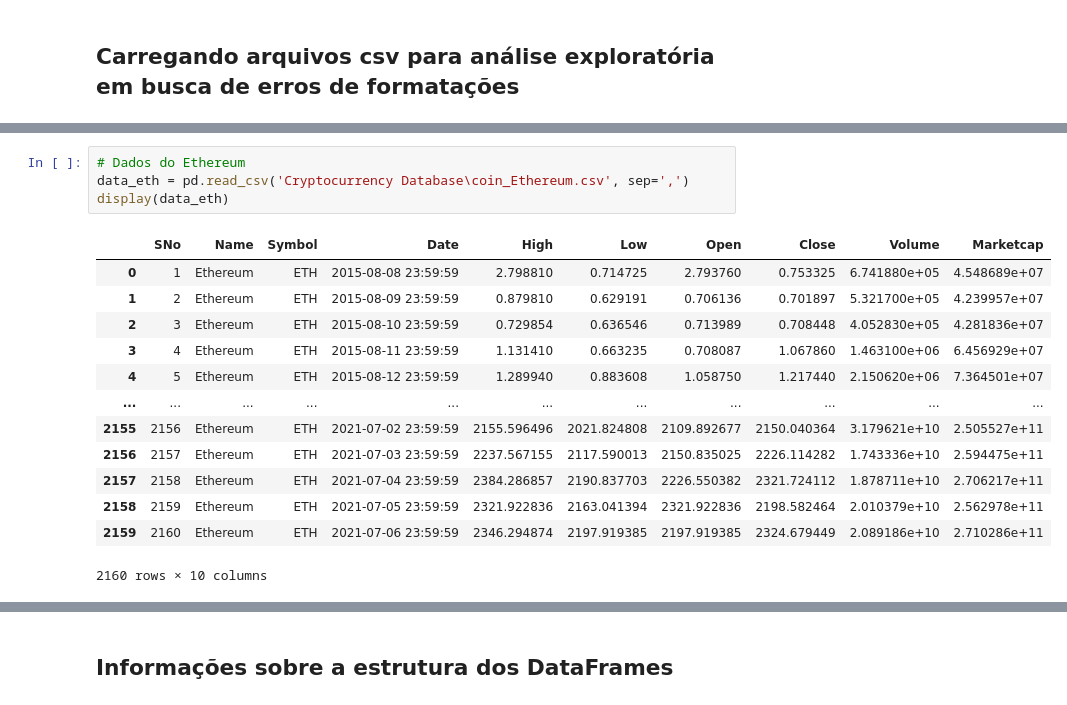
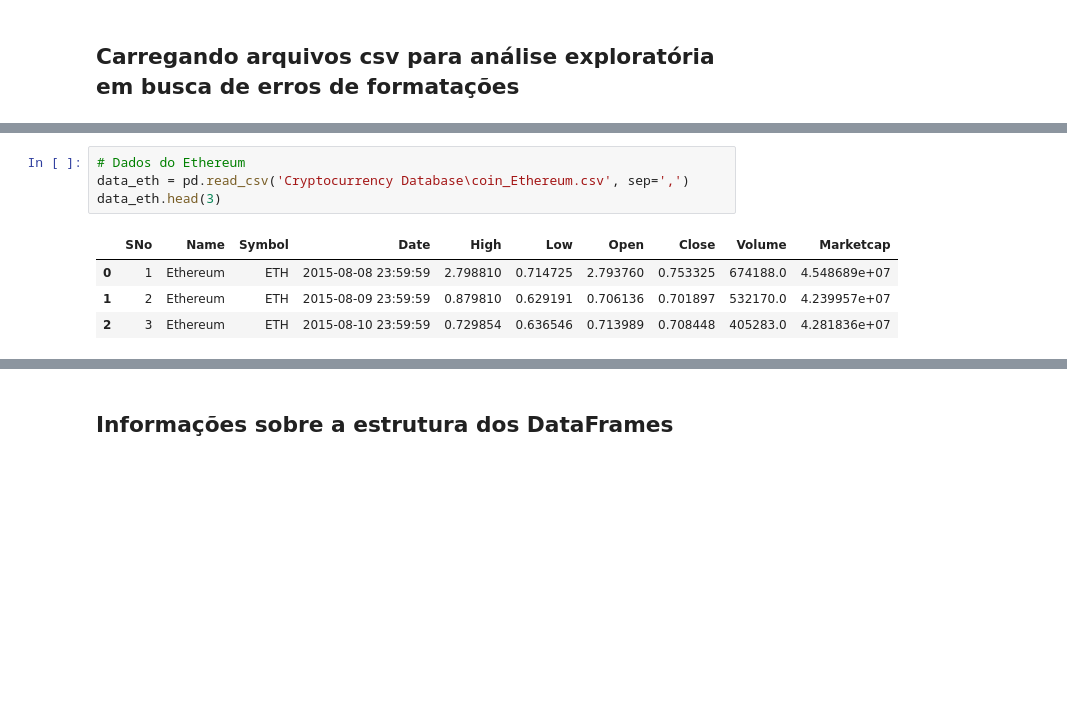
Before and after one commit to Rodrigomarques02/squad3-modulo-5, a Jupyter notebook: Tratamento de dados.ipynb, the cells around one changed output, grey strips where cells are left out. Drawn from its saved outputs; the diff is of its cells as text; blank space fills up the shorter version.

```diff
--- a/Tratamento de dados.ipynb
+++ b/Tratamento de dados.ipynb
@@ -26,21 +17,12 @@ display(data_btc)
 # %%
 # Dados do Ethereum
 data_eth = pd.read_csv('Cryptocurrency Database\coin_Ethereum.csv', sep=',')
-display(data_eth)
+data_eth.head(3)
 # %% [output]
 |  | SNo | Name | Symbol | Date | High | Low | Open | Close | Volume | Marketcap |
-| 0 | 1 | Ethereum | ETH | 2015-08-08 23:59:59 | 2.798810 | 0.714725 | 2.793760 | 0.753325 | 6.741880e+05 | 4.548689e+07 |
-| 1 | 2 | Ethereum | ETH | 2015-08-09 23:59:59 | 0.879810 | 0.629191 | 0.706136 | 0.701897 | 5.321700e+05 | 4.239957e+07 |
-| 2 | 3 | Ethereum | ETH | 2015-08-10 23:59:59 | 0.729854 | 0.636546 | 0.713989 | 0.708448 | 4.052830e+05 | 4.281836e+07 |
-| 3 | 4 | Ethereum | ETH | 2015-08-11 23:59:59 | 1.131410 | 0.663235 | 0.708087 | 1.067860 | 1.463100e+06 | 6.456929e+07 |
-| 4 | 5 | Ethereum | ETH | 2015-08-12 23:59:59 | 1.289940 | 0.883608 | 1.058750 | 1.217440 | 2.150620e+06 | 7.364501e+07 |
-| ... | ... | ... | ... | ... | ... | ... | ... | ... | ... | ... |
-| 2155 | 2156 | Ethereum | ETH | 2021-07-02 23:59:59 | 2155.596496 | 2021.824808 | 2109.892677 | 2150.040364 | 3.179621e+10 | 2.505527e+11 |
-| 2156 | 2157 | Ethereum | ETH | 2021-07-03 23:59:59 | 2237.567155 | 2117.590013 | 2150.835025 | 2226.114282 | 1.743336e+10 | 2.594475e+11 |
-| 2157 | 2158 | Ethereum | ETH | 2021-07-04 23:59:59 | 2384.286857 | 2190.837703 | 2226.550382 | 2321.724112 | 1.878711e+10 | 2.706217e+11 |
-| 2158 | 2159 | Ethereum | ETH | 2021-07-05 23:59:59 | 2321.922836 | 2163.041394 | 2321.922836 | 2198.582464 | 2.010379e+10 | 2.562978e+11 |
-| 2159 | 2160 | Ethereum | ETH | 2021-07-06 23:59:59 | 2346.294874 | 2197.919385 | 2197.919385 | 2324.679449 | 2.089186e+10 | 2.710286e+11 |
+| 0 | 1 | Ethereum | ETH | 2015-08-08 23:59:59 | 2.798810 | 0.714725 | 2.793760 | 0.753325 | 674188.0 | 4.548689e+07 |
+| 1 | 2 | Ethereum | ETH | 2015-08-09 23:59:59 | 0.879810 | 0.629191 | 0.706136 | 0.701897 | 532170.0 | 4.239957e+07 |
+| 2 | 3 | Ethereum | ETH | 2015-08-10 23:59:59 | 0.729854 | 0.636546 | 0.713989 | 0.708448 | 405283.0 | 4.281836e+07 |
-2160 rows × 10 columns
 # %%
 # Dados do Ripple
 data_xrp = pd.read_csv('Cryptocurrency Database\coin_XRP.csv', sep=',')
```
Also changed, not shown: parts of 15 cells of this notebook.
